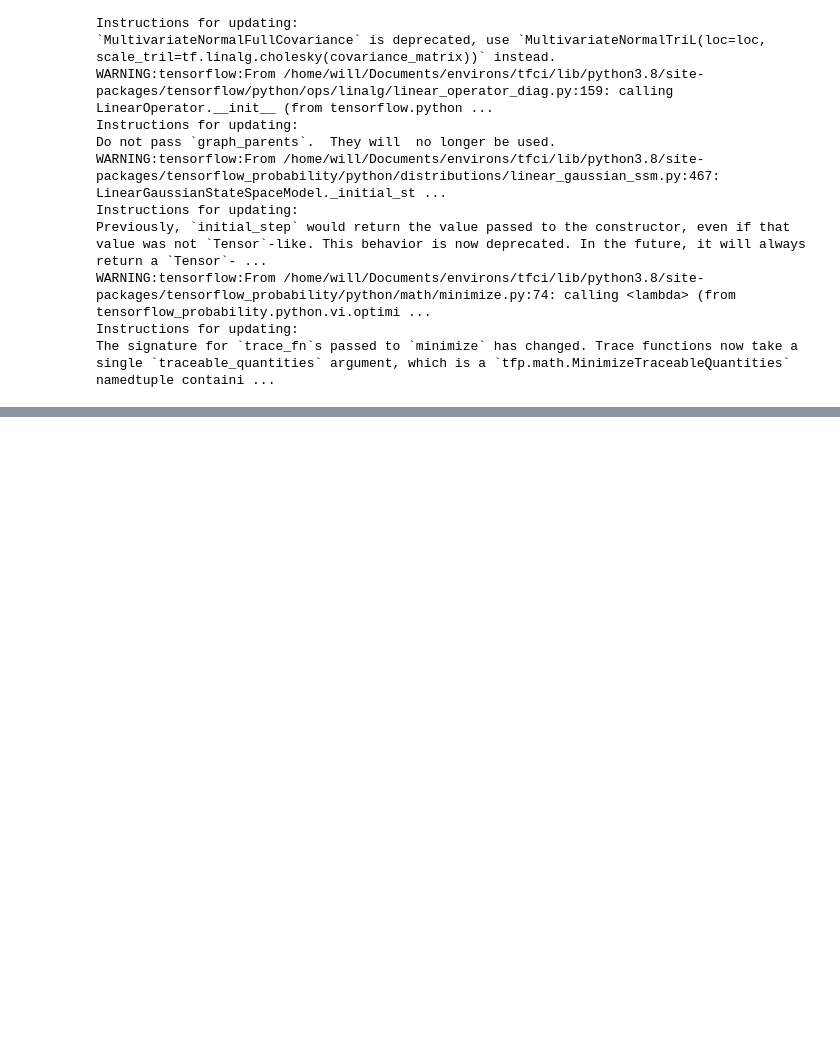
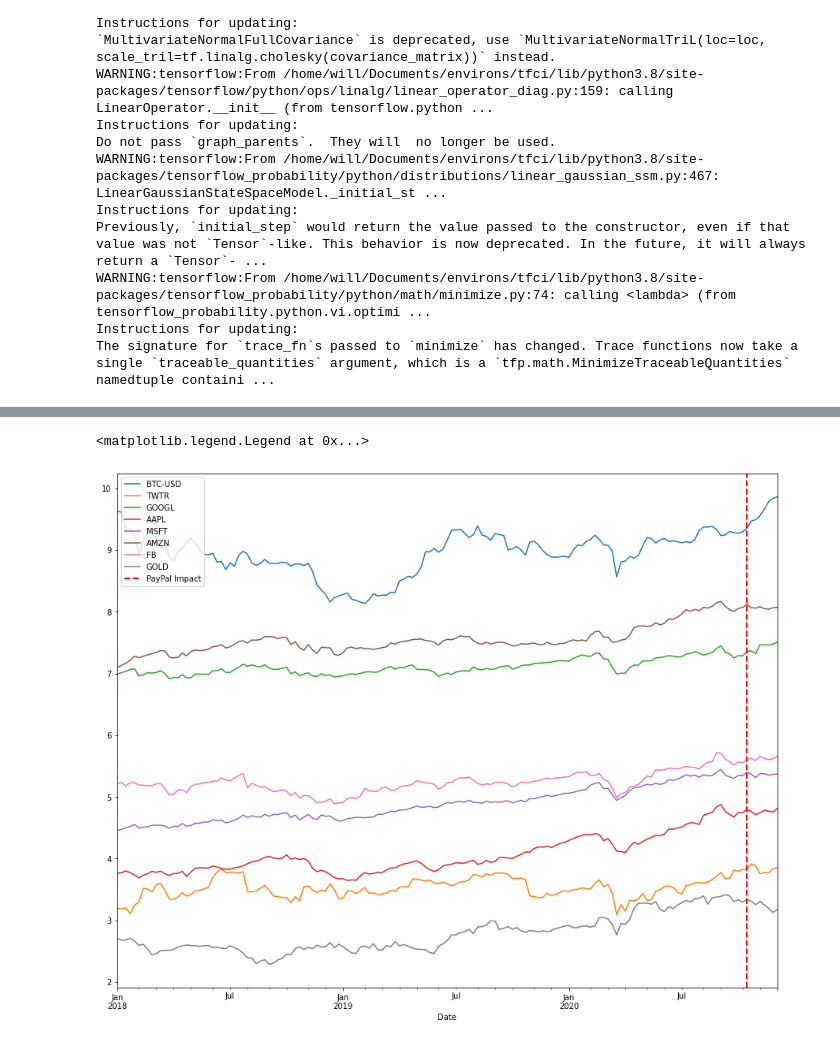
Before and after one commit to WillianFuks/tfcausalimpact, a Jupyter notebook: notebooks/getting_started.ipynb, the cells around one changed output, grey strips where cells are left out. Saved outputs shown, nothing was run; the diff lists cells and outputs as text; code cells hidden in the pictures; blank space fills up the shorter version.

```diff
--- a/notebooks/getting_started.ipynb
+++ b/notebooks/getting_started.ipynb
@@ -541,0 +642,7 @@ The signature for `trace_fn`s passed to `minimize` has changed. Trace functions
+# %%
+np.log(d).plot(figsize=(15, 12))
+plt.axvline('2020-10-14', 0, np.max(d['BTC-USD']), lw=2, ls='--', c='red', label='PayPal Impact')
+plt.legend(loc='upper left')
+# %% [output]
+<matplotlib.legend.Legend at 0x...>
+[figure, added]
```
Also changed, not shown: parts of 32 cells of this notebook, 2 other files.
